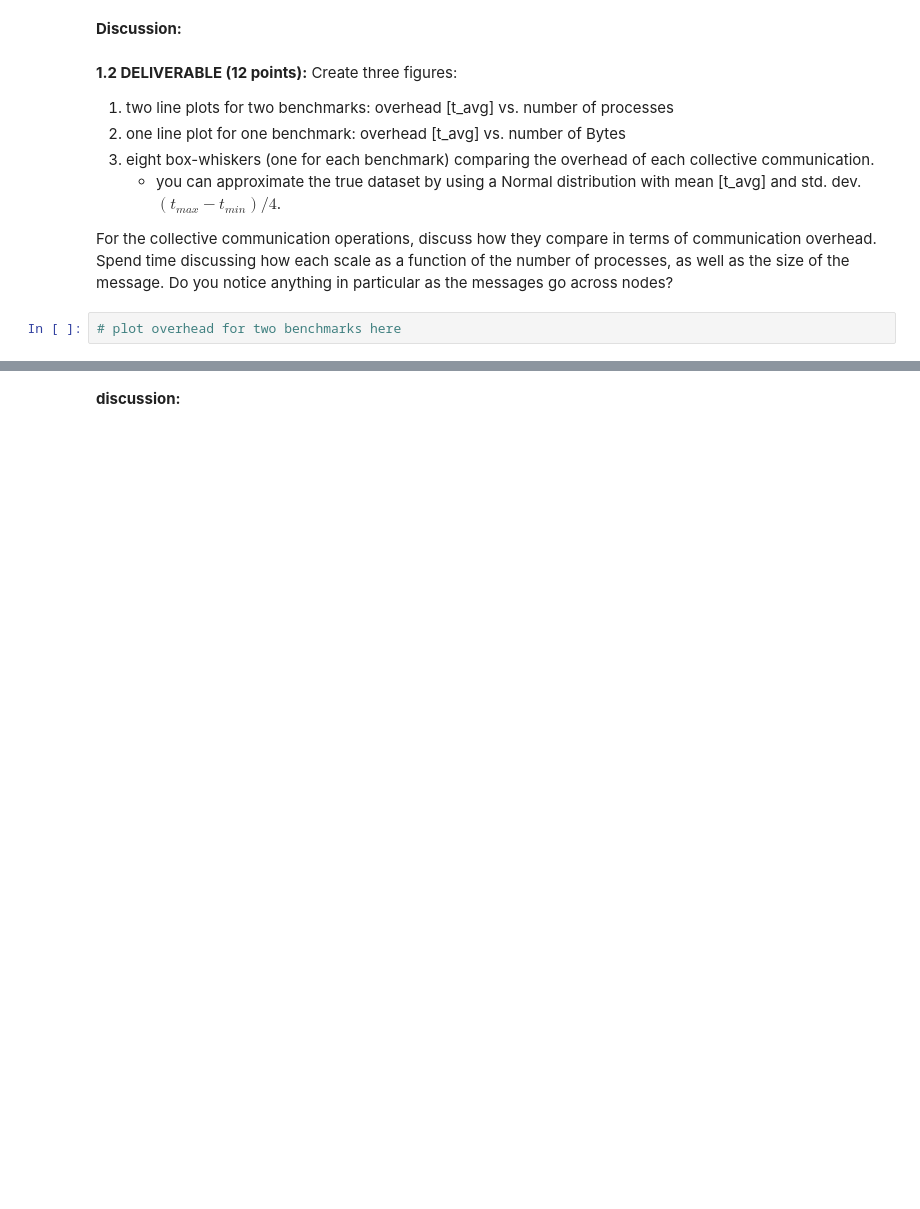
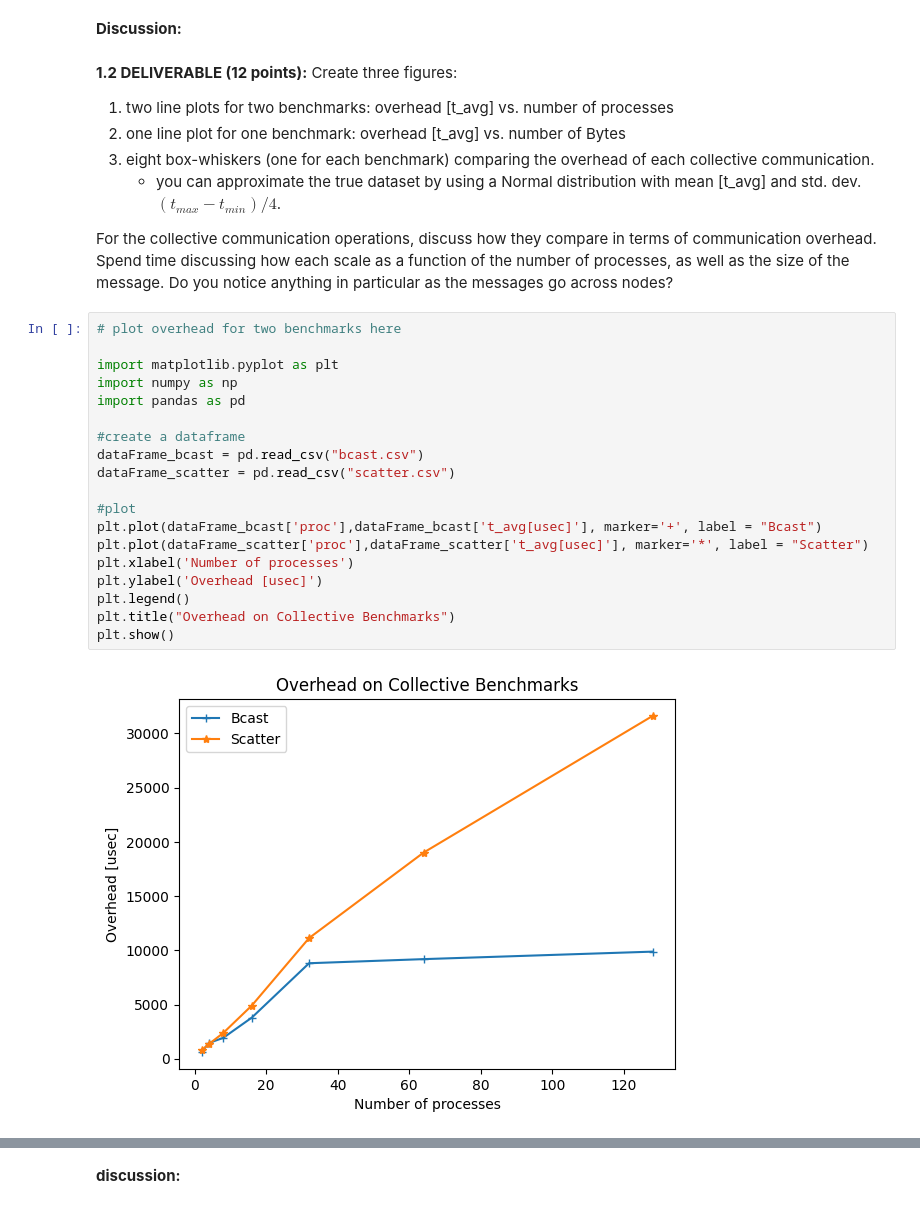
Before and after one commit to awwle6107/eecs569_assignment, a Jupyter notebook: hw3/hw03-submission-groupname.ipynb, the cells around one changed output, grey strips where cells are left out. Saved outputs shown, nothing was run; the diff lists cells and outputs as text; blank space fills up the shorter version.

```diff
--- a/hw3/hw03-submission-groupname.ipynb
+++ b/hw3/hw03-submission-groupname.ipynb
@@ -69,5 +88,24 @@ Be sure to add a legend and clearly identify which line is which. Discuss the di
 For the collective communication operations, discuss how they compare in terms of communication overhead. Spend time discussing how each scale as a function of the number of processes, as well as the size of the message. Do you notice anything in particular as the messages go across nodes?
 # %%
 # plot overhead for two benchmarks here
+
+import matplotlib.pyplot as plt
+import numpy as np
+import pandas as pd
+
+#create a dataframe
+dataFrame_bcast = pd.read_csv("bcast.csv")
+dataFrame_scatter = pd.read_csv("scatter.csv")
+
+#plot
+plt.plot(dataFrame_bcast['proc'],dataFrame_bcast['t_avg[usec]'], marker='+', label = "Bcast")
+plt.plot(dataFrame_scatter['proc'],dataFrame_scatter['t_avg[usec]'], marker='*', label = "Scatter")
+plt.xlabel('Number of processes')
+plt.ylabel('Overhead [usec]')
+plt.legend()
+plt.title("Overhead on Collective Benchmarks")
+plt.show()
+# %% [output]
+[figure, added]
 # %%
 # plot the overhead for one benchmark here as a function of message size
```
Also changed, not shown: parts of 15 cells of this notebook, 15 other files.
